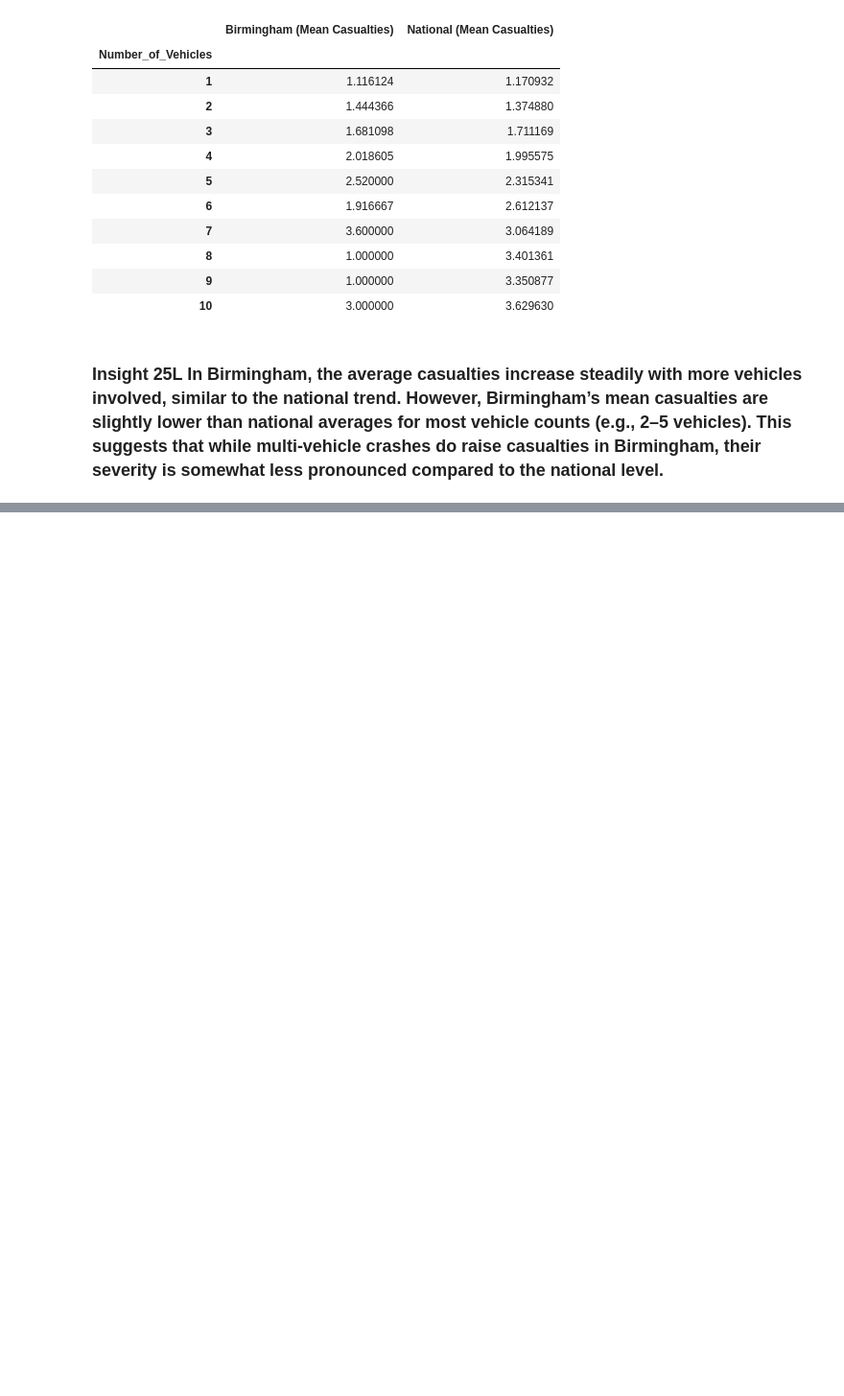
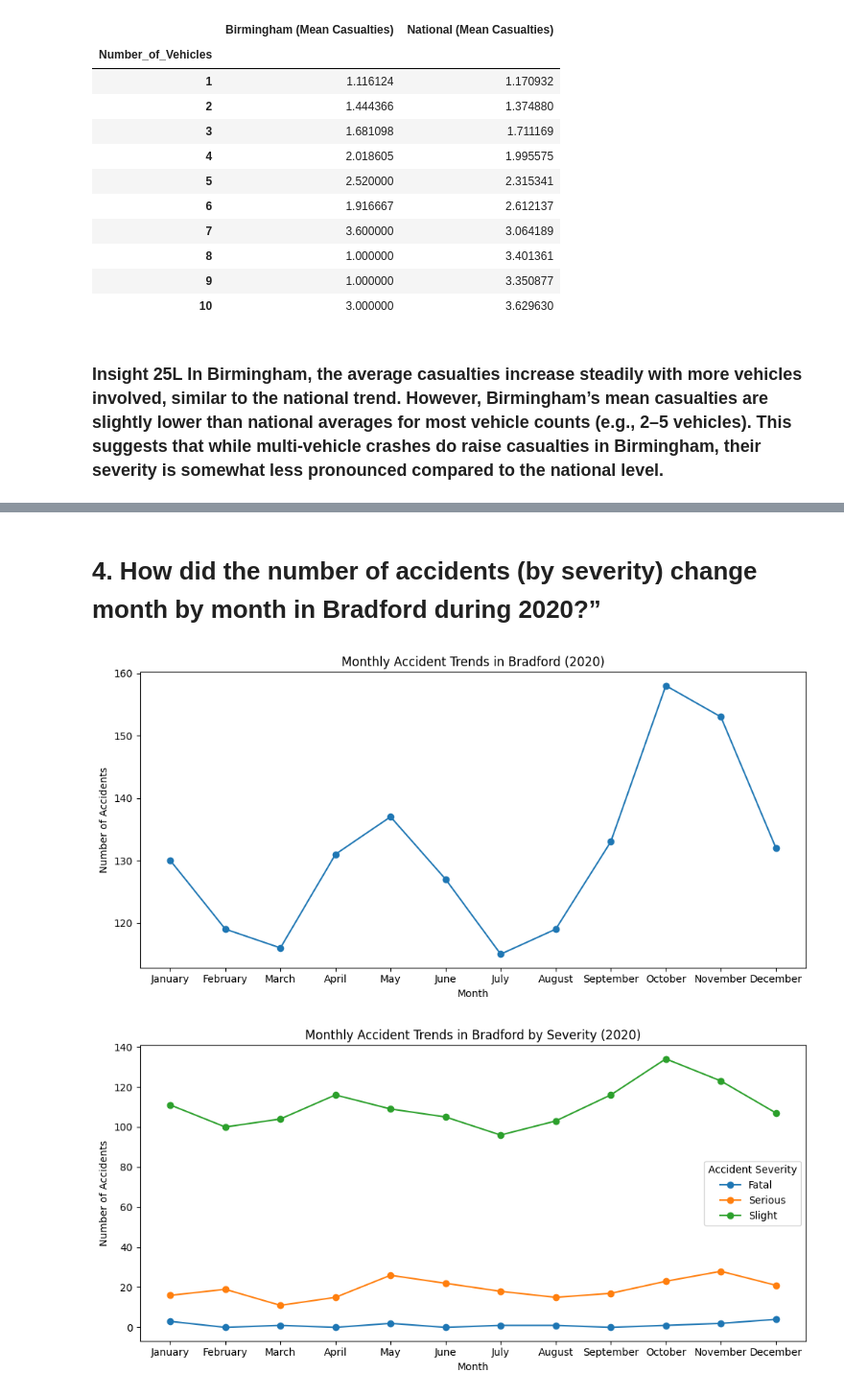
Before and after one commit to geoffreymamcer/ITELEC_Activities, a Jupyter notebook: UK ROAD ACCIDENT DATA ANALYTICS/Accident Data Analytics.ipynb, the cells around one changed output, grey strips where cells are left out. Shown: that part at 96% size. Cells and saved outputs as stored; diff of their text form; code cells hidden in the pictures; blank space fills up the shorter version.

```diff
--- a/UK ROAD ACCIDENT DATA ANALYTICS/Accident Data Analytics.ipynb
+++ b/UK ROAD ACCIDENT DATA ANALYTICS/Accident Data Analytics.ipynb
@@ -636,0 +764,51 @@ multi_compare.head(10)
+# %% [markdown]
+<h1>4. How did the number of accidents (by severity) change month by month in Bradford during 2020?”</h1>
+# %%
+bradford_2020 = bradford_df[bradford_df["Year"] == 2020].copy()
+
+month_order = ["January", "February", "March", "April", "May", "June",
+               "July", "August", "September", "October", "November", "December"]
+
+bradford_2020["Month"] = pd.Categorical(
+    bradford_2020["Month"],
+    categories=month_order,
+    ordered=True
+)
+
+monthly_counts = (
+    bradford_2020.groupby("Month")
+    .size()
+    .reset_index(name="Accident_Count")
+)
+
+plt.figure(figsize=(10,5))
+plt.plot(monthly_counts["Month"], monthly_counts["Accident_Count"], marker="o")
+plt.title("Monthly Accident Trends in Bradford (2020)")
+plt.xlabel("Month")
+plt.ylabel("Number of Accidents")
+plt.xticks(rotation=0)
+plt.tight_layout()
+plt.show()
+
+
+monthly_severity = (
+    bradford_2020.groupby(["Month", "Accident_Severity"])
+    .size()
+    .reset_index(name="Accident_Count")
+)
+
+plt.figure(figsize=(10,5))
+for severity in monthly_severity["Accident_Severity"].unique():
+    subset = monthly_severity[monthly_severity["Accident_Severity"] == severity]
+    plt.plot(subset["Month"], subset["Accident_Count"], marker="o", label=severity)
+
+plt.title("Monthly Accident Trends in Bradford by Severity (2020)")
+plt.xlabel("Month")
+plt.ylabel("Number of Accidents")
+plt.legend(title="Accident Severity")
+plt.xticks(rotation=0)
+plt.tight_layout()
+plt.show()
+# %% [output]
+[figure, added]
+[figure, added]
```
Also changed, not shown: parts of 28 cells of this notebook.
